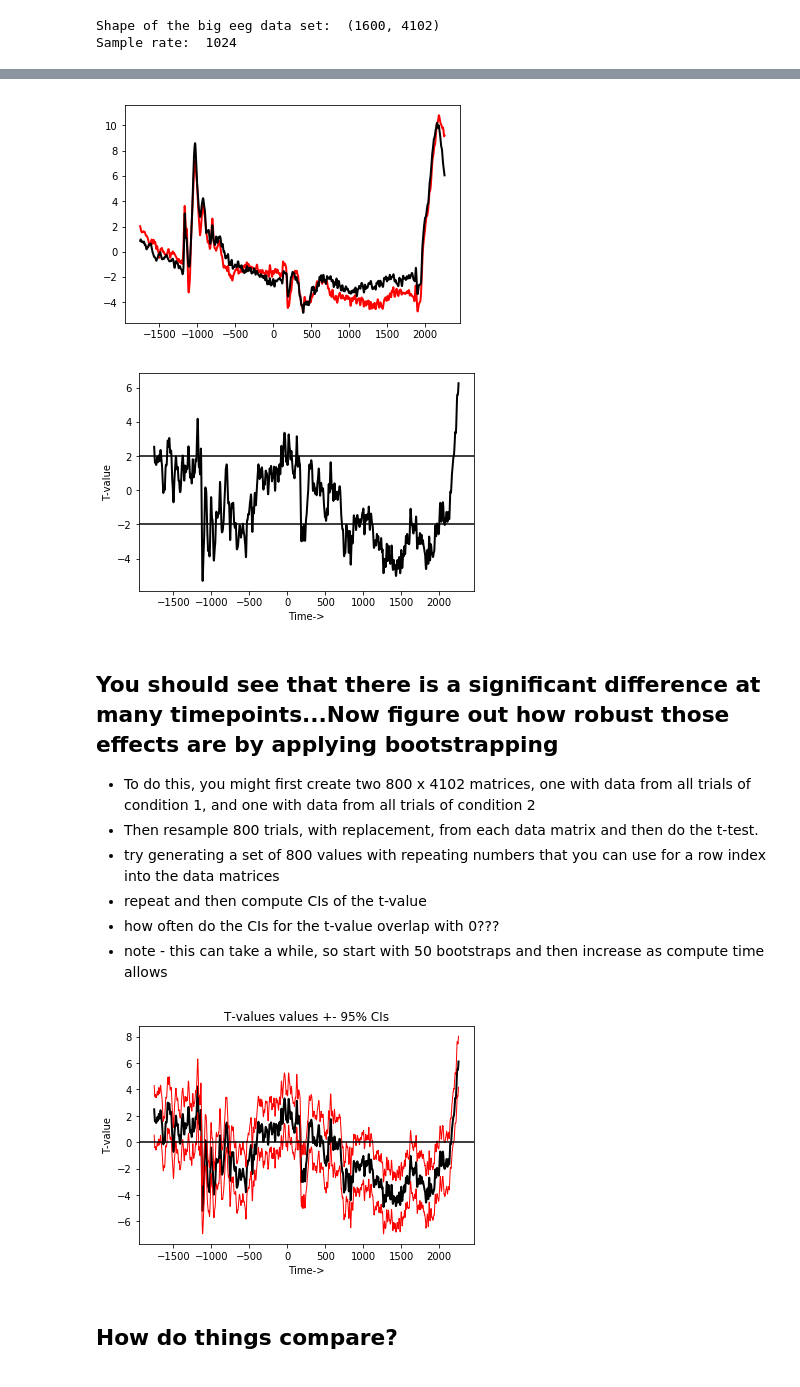
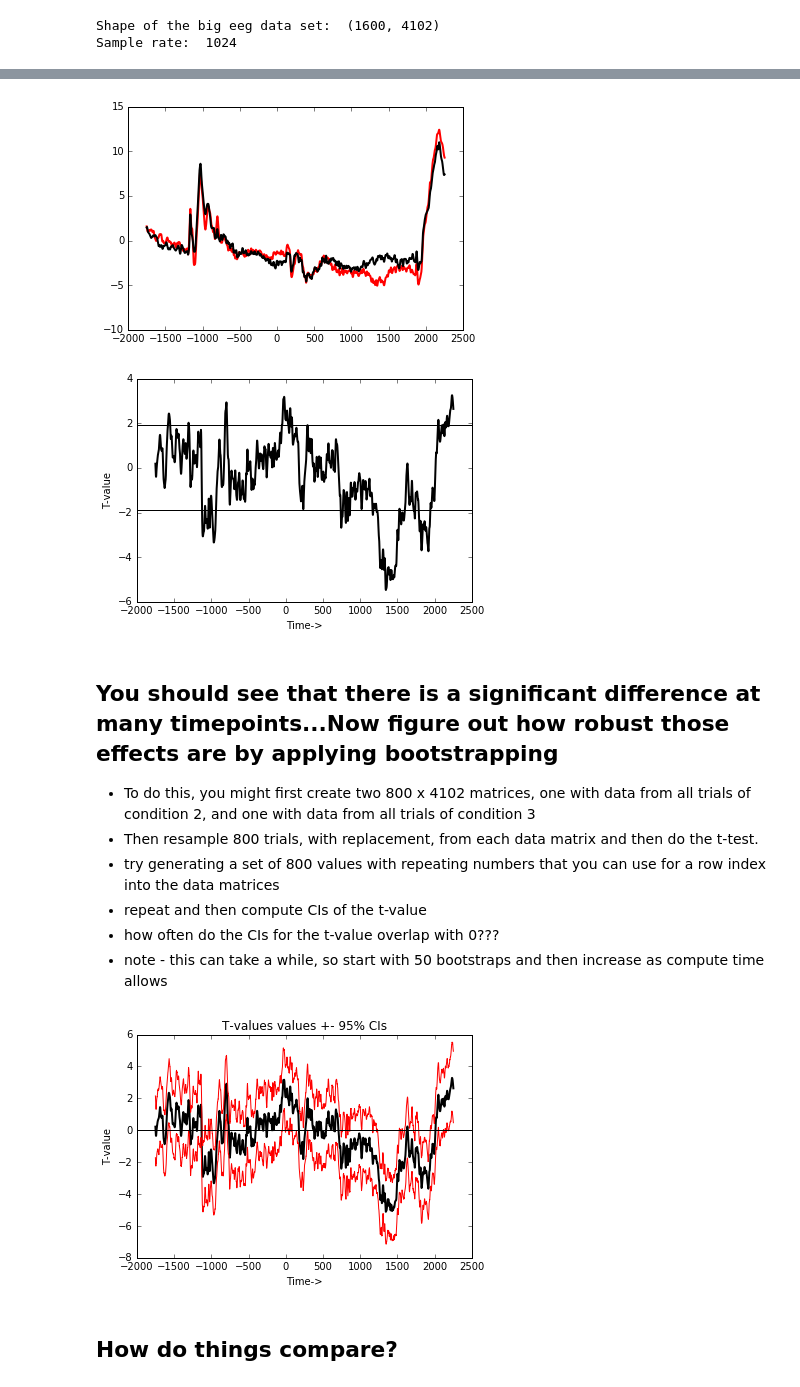
Before and after one commit to TimCSheehan/dev, a Jupyter notebook: Tutorial032_Exercises_Answers.ipynb, the cells around one changed output, grey strips where cells are left out. Cells and saved outputs as stored; diff of their text form; code cells hidden in the pictures.

```diff
--- a/Tutorial032_Exercises_Answers.ipynb
+++ b/Tutorial032_Exercises_Answers.ipynb
@@ -204,5 +236,5 @@ Sample rate:  1024
 # %%
 N = data.shape[0]
-num_samples_per_condition = int(N/2)
-cond = np.hstack((np.ones(num_samples_per_condition), np.ones(num_samples_per_condition)*-1))
+num_samp_cond = int(N/4)
+cond = np.hstack((np.ones(num_samp_cond), np.ones(num_samp_cond)*2, np.ones(num_samp_cond)*3, np.ones(num_samp_cond)*4))
 # %% [markdown]
@@ -225,23 +257,23 @@ t_test = stats.ttest_rel(data[cond==1,:],data[cond==-1,:],axis=0)
 # %%
-avg1 = np.mean(data[cond==1,:], axis=0)
-avg2 = np.mean(data[cond==-1,:], axis=0)
+avg1 = np.mean(data[cond==2,:], axis=0)
+avg2 = np.mean(data[cond==3,:], axis=0)
 
 plt.plot(tx, avg1, color='r', linewidth=2)
 plt.plot(tx, avg2, color='k', linewidth=2)
 plt.show()
 
 plt.plot(tx, t_test.statistic, color='k', linewidth=2)
-plt.axhline(2, color='k')
-plt.axhline(-2, color='k')
+plt.axhline(1.9, color='k')
+plt.axhline(-1.9, color='k')
 plt.xlabel('Time->')
 plt.ylabel('T-value')
 plt.show()
 # %% [output]
-[figure, old version]
+[figure, new version]
-[figure, old version]
+[figure, new version]
 # %% [markdown]
 ## You should see that there is a significant difference at many timepoints...Now figure out how robust those effects are by applying bootstrapping
-* To do this, you might first create two 800 x 4102 matrices, one with data from all trials of condition 1, and one with data from all trials of condition 2
+* To do this, you might first create two 800 x 4102 matrices, one with data from all trials of condition 2, and one with data from all trials of condition 3
 * Then resample 800 trials, with replacement, from each data matrix and then do the t-test.
 * try generating a set of 800 values with repeating numbers that you can use for a row index into the data matrices
 * repeat and then compute CIs of the t-value
@@ -249,40 +281,48 @@ plt.show()
 * note - this can take a while, so start with 50 bootstraps and then increase as compute time allows
 # %%
 # data matrices
-d1 = data[cond==1,:]
-d2 = data[cond==-1,:]
+d1 = data[cond==2,:]
+d2 = data[cond==3,:]
+
+# store the number of trials
+N = d1.shape[0]
 
 # number of bootstraps
-num_bootstraps = 1000
+num_bootstraps = 50
 boot_t_val = np.zeros((num_bootstraps,data.shape[1]))
 
 # bootstrapping loop...
 for i in np.arange(num_bootstraps):
     # with replacement generate a sample number from 0:N exclusive and do that N times
-    index1 = np.random.randint(num_samples_per_condition, size=num_samples_per_condition)
-    index2 = np.random.randint(num_samples_per_condition, size=num_samples_per_condition)
+    index1 = np.random.randint(num_samp_cond, size=num_samp_cond)
+    index2 = np.random.randint(num_samp_cond, size=num_samp_cond)
 
     # use that to pull data from each of our arrays
     tmp1 = d1[index1,:]
     tmp2 = d2[index2,:]
 
     # compute t-test between first two vectors.
-    tmp_t_stats = stats.ttest_rel(tmp1, tmp2, axis=0)
-    boot_t_val[i,:] = tmp_t_stats.statistic
+    # tmp_t_stats = stats.ttest_rel(tmp1, tmp2, axis=0)   # scipy way is slower
+    # boot_t_val[i,:] = tmp_t_stats.statistic
+
+    # faster to write it out yourself
+    tmp_t_stats = np.mean(tmp1-tmp2, axis=0) / (np.std(tmp1-tmp2, axis=0) / np.sqrt(N-1))
+    boot_t_val[i,:] = tmp_t_stats
+
 
 # then compute 95% CIs based on percentiles
 CI = np.percentile(boot_t_val, [2.5, 97.5], axis=0)
 
 # plot
 plt.title('T-values values +- 95% CIs')
 plt.plot(tx, np.mean(boot_t_val, axis=0), color='k', linewidth=2)
 plt.plot(tx, CI[0,], color='r', linewidth=1)
 plt.plot(tx, CI[1,], color='r', linewidth=1)
 plt.axhline(0, color='k')
 plt.xlabel('Time->')
 plt.ylabel('T-value')
 plt.show()
 # %% [output]
-[figure, old version]
+[figure, new version]
 # %% [markdown]
 ## How do things compare?
```
Also changed, not shown: parts of 29 cells of this notebook, 1 other file.
